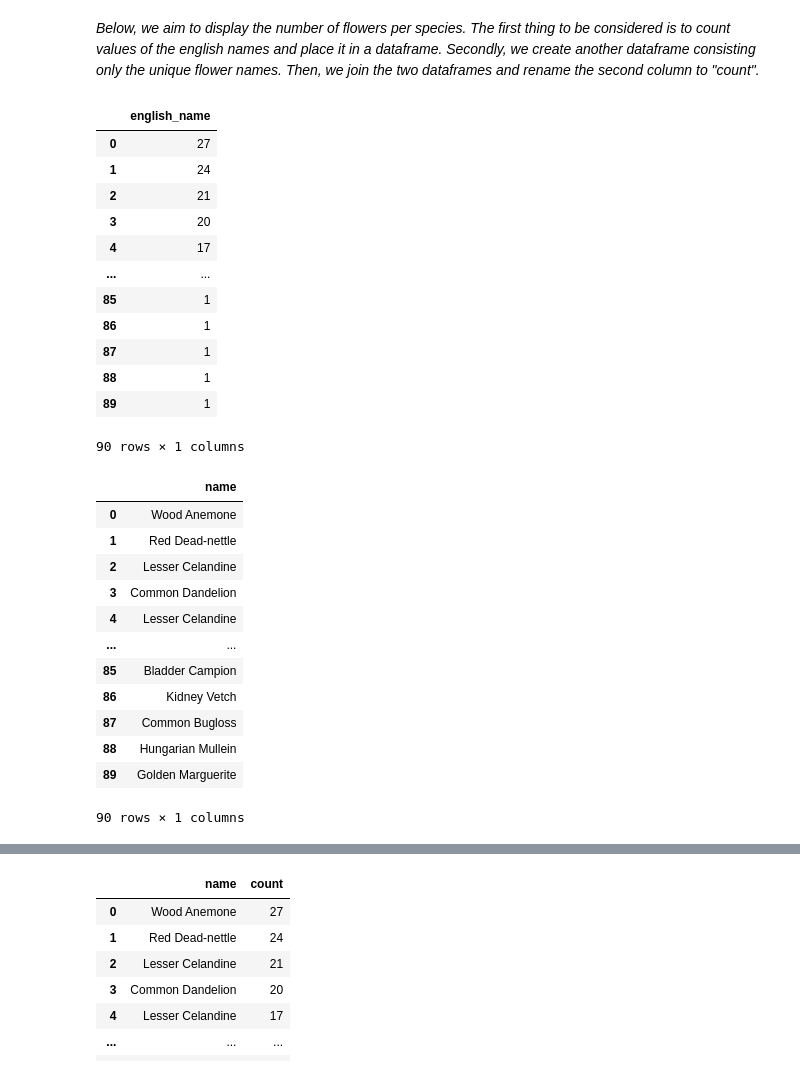
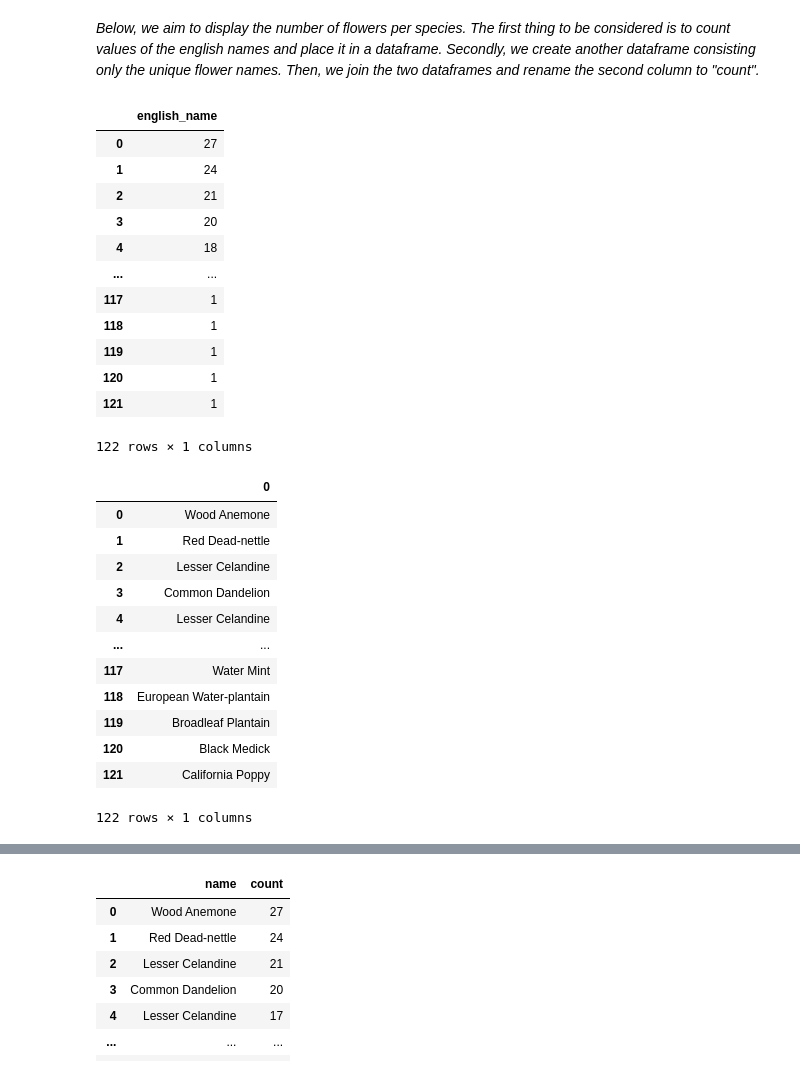
Before and after one commit to krisxtinaa/flower-power, a Jupyter notebook: EDA/EDA_FlowerPower.ipynb, the cells around one changed output, grey strips where cells are left out. Saved outputs shown, nothing was run; the diff lists cells and outputs as text; code cells hidden in the pictures.

```diff
--- a/EDA/EDA_FlowerPower.ipynb
+++ b/EDA/EDA_FlowerPower.ipynb
@@ -60,4 +64,4 @@ df['landscape'] = df['landscape'].str.replace("/",', ')
 # %% [markdown]
  <p style="font-style: italic"> Since many of the rows have NaN values, in the line below we are replacing them with a string "no data"</p>
 # %%
-df.fillna('no data', inplace=True)
+data.fillna('no data', inplace=True)
@@ -64 +70,5 @@ df.fillna('no data', inplace=True)
+# %%
+data['date'] = pd.to_datetime(data.date)
+# %%
+data['month'] = data['date'].dt.strftime('%B')
 # %%
@@ -82,7 +92,8 @@ Text(0.5, 1.0, 'Number of units')
 # %% [markdown]
  <p style="font-style: italic"> In the graph above, we have plotted all types of units and we can clearly observe that there have been made two typing mistakes. Therefore, we are replacing the single values with the same name as the unit with multiple values. ("spike - Spike; "Umrel - Umbrel"). The lines below show this process and the next graph displays that the values are correclty replaced. </p>
 # %%
-df['unit'] = df['unit'].str.replace('spike','Spike')
-df['unit'] = df['unit'].str.replace('Umrel','Umbrel')
+data['unit'] = data['unit'].str.replace('spike','Spike')
+data['unit'] = data['unit'].str.replace('Umrel','Umbrel')
+data['unit'] = data['unit'].str.replace('Single Flower','Single flower')
 # %%
 plt.figure(figsize = (15,8))
@@ -117,7 +128,7 @@ Text(0.5, 1.0, 'Number of flower images per lansdcape and month')
 # %% [markdown]
 <p style="font-style: italic"> Below, we aim to display the number of flowers per species. The first thing to be considered is to count values of the english names and place it in a dataframe. Secondly, we create another dataframe consisting only the unique flower names. Then, we join the two dataframes and rename the second column to "count". </p>
 # %%
-count=df['english_name'].value_counts()
+count=data['english_name'].value_counts()
 df_count = pd.DataFrame(count)
 df_count.reset_index(drop=True, inplace=True)
 df_count
@@ -127,31 +138,31 @@ df_count
 | 1 | 24 |
 | 2 | 21 |
 | 3 | 20 |
-| 4 | 17 |
+| 4 | 18 |
 | ... | ... |
-| 85 | 1 |
-| 86 | 1 |
-| 87 | 1 |
-| 88 | 1 |
-| 89 | 1 |
+| 117 | 1 |
+| 118 | 1 |
+| 119 | 1 |
+| 120 | 1 |
+| 121 | 1 |
-90 rows × 1 columns
+122 rows × 1 columns
 # %%
-df_names = pd.DataFrame(df.english_name.unique(), columns=['name'])
+df_names = pd.DataFrame(data.english_name.unique(), columns=['name'])
 df_names
 # %% [output]
-|  | name |
+|  | 0 |
 | 0 | Wood Anemone |
 | 1 | Red Dead-nettle |
 | 2 | Lesser Celandine |
 | 3 | Common Dandelion |
 | 4 | Lesser Celandine |
 | ... | ... |
-| 85 | Bladder Campion |
-| 86 | Kidney Vetch |
-| 87 | Common Bugloss |
-| 88 | Hungarian Mullein |
-| 89 | Golden Marguerite |
+| 117 | Water Mint |
+| 118 | European Water-plantain |
+| 119 | Broadleaf Plantain |
+| 120 | Black Medick |
+| 121 | California Poppy |
-90 rows × 1 columns
+122 rows × 1 columns
 # %%
 df_nrPerSpecies = pd.concat([df_names, df_count], axis=1, join="inner")
 df_nrPerSpecies
```
Also changed, not shown: parts of 16 cells of this notebook, 1 other file.
